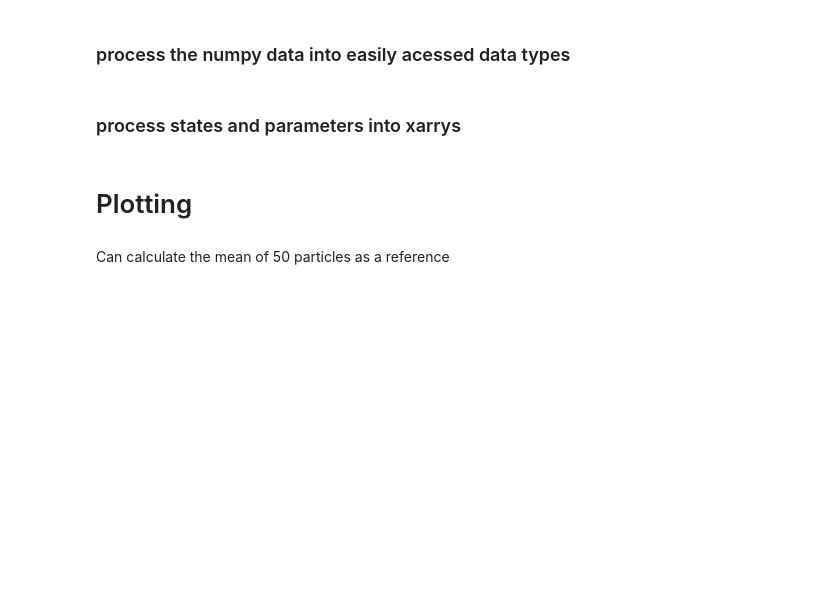
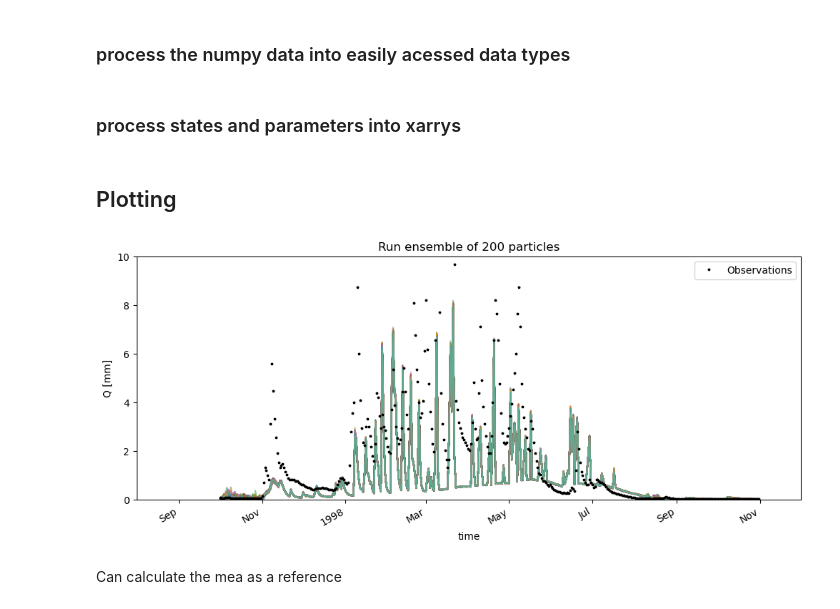
Before and after one commit to Daafip/Msc-Thesis-Notebooks, a Jupyter notebook: 7. Rewrite fully- Camels HBV.ipynb, the cells around one changed output. Cells and saved outputs as stored; diff of their text form; code cells hidden in the pictures; blank space fills up the shorter version.

```diff
--- a/7. Rewrite fully- Camels HBV.ipynb
+++ b/7. Rewrite fully- Camels HBV.ipynb
@@ -256,3 +196,0 @@ array([8.43465586e-01, 7.08039351e-01, 4.63110572e+01, 1.21562168e+00,
-# %%
-set_arr = np.ones(12)
-ensemble.ensemble_list[2].set_state_vector(set_arr)
@@ -381,0 +212,19 @@ TypeError: unhashable type: 'list'
+# %%
+n_timesteps = int((ref_model.end_time - ref_model.start_time) /  ref_model.time_step)
+pbar = tqdm(total=n_timesteps)
+
+time = []
+lst_state_vector = []
+lst_Q = []
+while ref_model.time < ref_model.end_time:
+
+    time.append(pd.Timestamp(ref_model.time_as_datetime.date()))
+    ensemble.update()
+    lst_state_vector.append(ensemble.get_state_vector())
+    lst_Q.append(ensemble.get_value("Q"))
+
+    pbar.update(1)
+    # TODO: adjust so that tLag ? currently still often 3
+
+# end model - IMPORTANT! when working with dockers
+ensemble.finalize()
@@ -382,7 +238,10 @@ TypeError: unhashable type: 'list'
+# %%
+Q_m_arr = np.array(lst_Q).T
+state_vector_arr = np.array(lst_state_vector)
 # %% [markdown]
 ### process the numpy data into easily acessed data types
 # %%
-save, load = True, False
+save, load = False, False
 current_time = str(datetime.now())[:-10].replace(":","_")
 # %%
 if not load:
@@ -471,19 +302,21 @@ if load:
     ds_combined = xr.open_dataset(glob.glob(str(output_path / 'combined_ds_*.nc'))[-1])
 # %% [markdown]
-# Plotting
+## Plotting
 # %%
 # df_ensemble.plot()
 fig, ax = plt.subplots(1,1,figsize=(12,5))
 # ax.plot(ds.time.values[:n_days],ds['Q'].values[:n_days],lw=0,marker="*",ms=2.5,zorder=0,label="Observations",color="k")
 # ax.plot(df.index, Q_m_in_ref[1:],label="Modelled reference Q");
-df_Q.loc[Q_obs_t_lst,"Q"].plot(ax=ax,lw=0,marker="*",ms=2.5,zorder=0,label="Observations",color='k')
+ds_obs['Q'].sel(time=time).plot(ax=ax,lw=0,marker="*",ms=2.5,zorder=0,label="Observations",color='k')
 ax.legend(bbox_to_anchor=(1,1))
 df_ensemble.plot(ax=ax,alpha=0.5,zorder=-1,legend=False)
 ax.set_ylabel("Q [mm]")
 ax.set_title(f"Run ensemble of {n_particles} particles");
 ax.set_xlim((pd.Timestamp('1997-08-01'),pd.Timestamp('1998-12-01')))
 ax.set_ylim((0,10))
 if save:
     fig.savefig(figure_path / f"ensemble_run_for_{n_particles}_particles_{current_time}.png")
+# %% [output]
+[figure, added]
 # %% [markdown]
-Can calculate the mean of 50 particles as a reference
+Can calculate the mea as a reference
```
Also changed, not shown: parts of 48 cells of this notebook, 3 other files.
